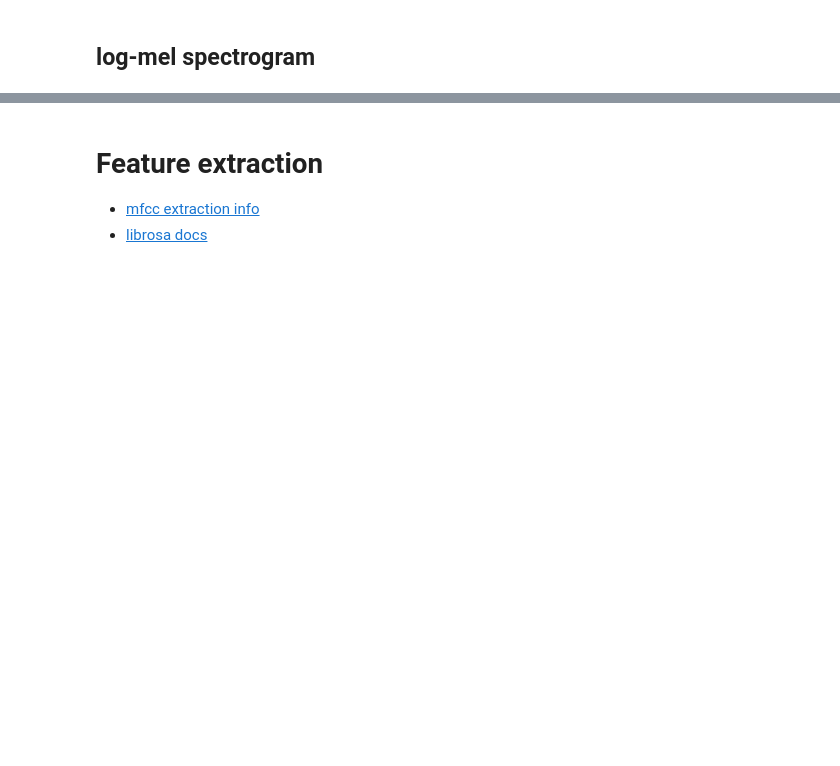
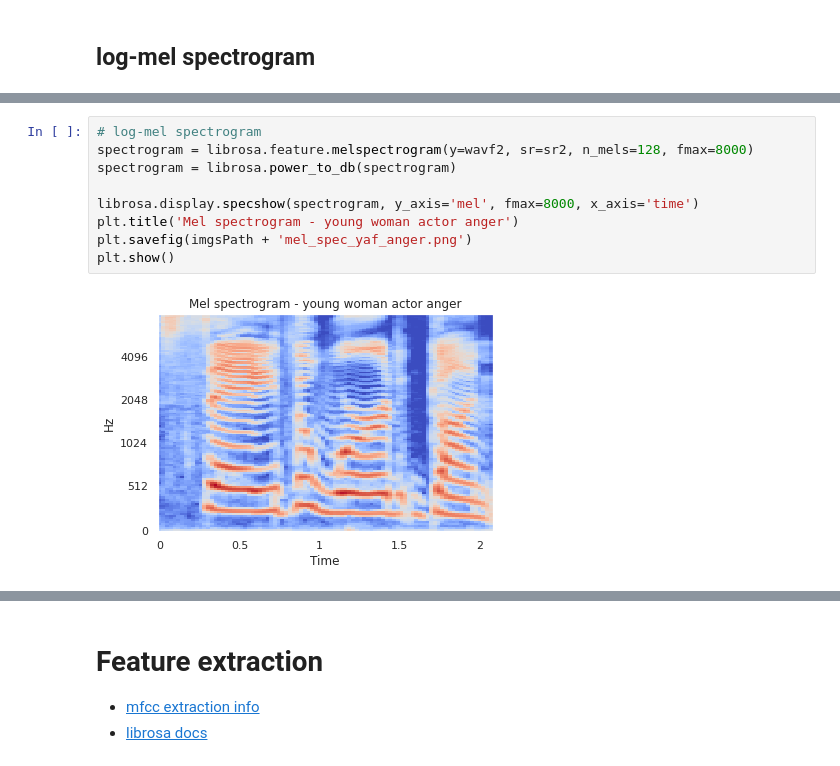
Before and after one commit to mikolajm190/python_SER_DL, a Jupyter notebook: src/tess_traditional_methods.ipynb, the cells around one changed output, grey strips where cells are left out. Cells and saved outputs as stored; diff of their text form; blank space fills up the shorter version.

```diff
--- a/src/tess_traditional_methods.ipynb
+++ b/src/tess_traditional_methods.ipynb
@@ -97,3 +123,14 @@ plt.savefig(imgsPath + 'mel_spec_yaf_happiness.png')
 plt.show()
 # %% [output]
 [figure]
+# %%
+# log-mel spectrogram
+spectrogram = librosa.feature.melspectrogram(y=wavf2, sr=sr2, n_mels=128, fmax=8000)
+spectrogram = librosa.power_to_db(spectrogram)
+
+librosa.display.specshow(spectrogram, y_axis='mel', fmax=8000, x_axis='time')
+plt.title('Mel spectrogram - young woman actor anger')
+plt.savefig(imgsPath + 'mel_spec_yaf_anger.png')
+plt.show()
+# %% [output]
+[figure, added]
```
Also changed, not shown: parts of 12 cells of this notebook.
